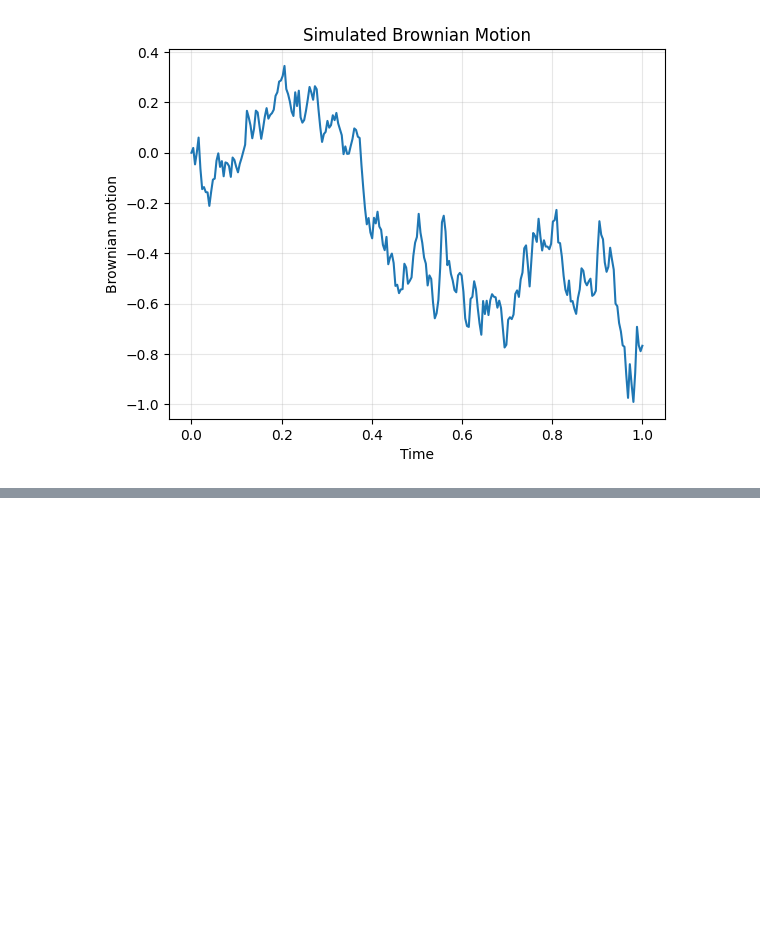
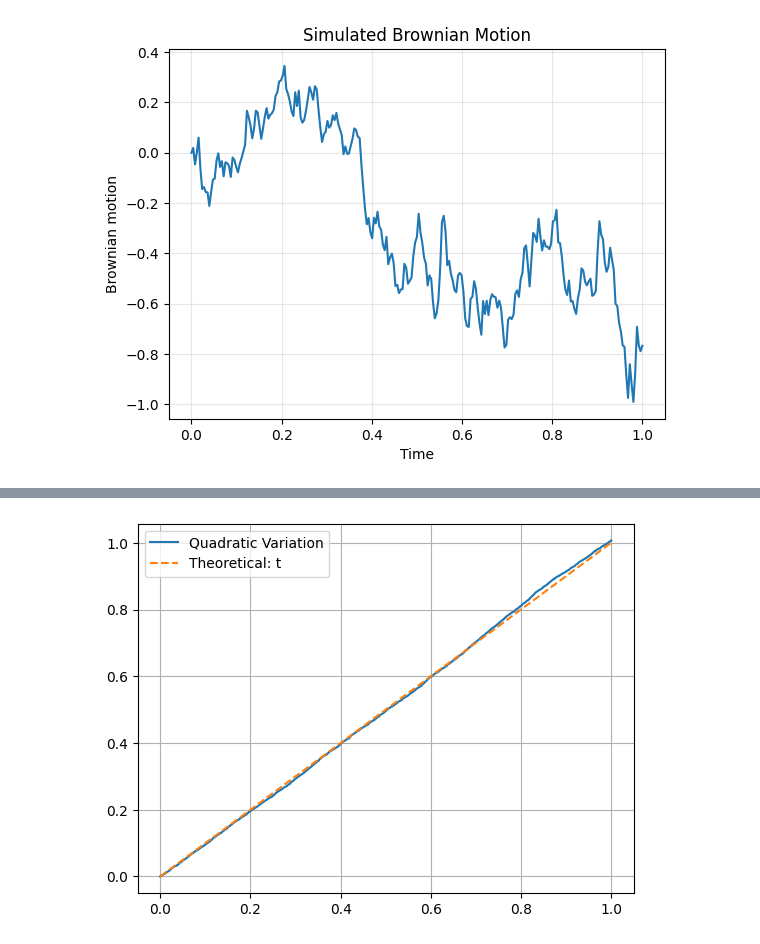
Before and after one commit to HEM-Bellyday/Stochastic-Lab, a Jupyter notebook: Stochastic-Process/Randomness.ipynb, the cells around one changed output, grey strips where cells are left out. Saved outputs shown, nothing was run; the diff lists cells and outputs as text; code cells hidden in the pictures; blank space fills up the shorter version.

```diff
--- a/Stochastic-Process/Randomness.ipynb
+++ b/Stochastic-Process/Randomness.ipynb
@@ -114,0 +430,23 @@ plt.show()
+# %%
+import numpy as np
+import matplotlib.pyplot as plt
+
+np.random.seed(42)
+
+T = 1
+n = 10000
+dt = T / n
+
+dW = np.sqrt(dt) * np.random.randn(n)
+W = np.insert(np.cumsum(dW), 0, 0)
+
+QV = np.insert(np.cumsum(dW**2), 0, 0)
+t = np.linspace(0, T, n + 1)
+
+plt.plot(t, QV, label="Quadratic Variation")
+plt.plot(t, t, "--", label="Theoretical: t")
+plt.legend()
+plt.grid()
+plt.show()
+# %% [output]
+[figure, added]
```
Also changed, not shown: parts of 1 cell of this notebook.
